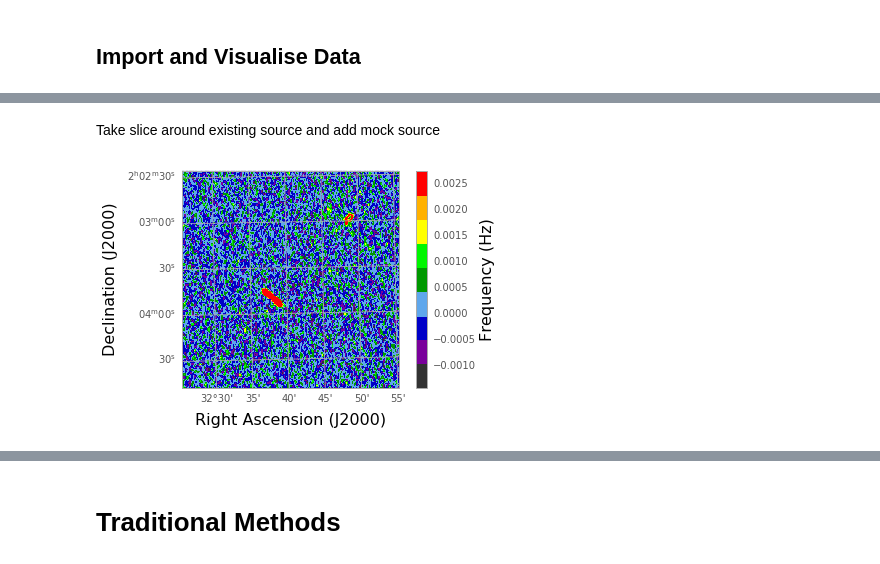
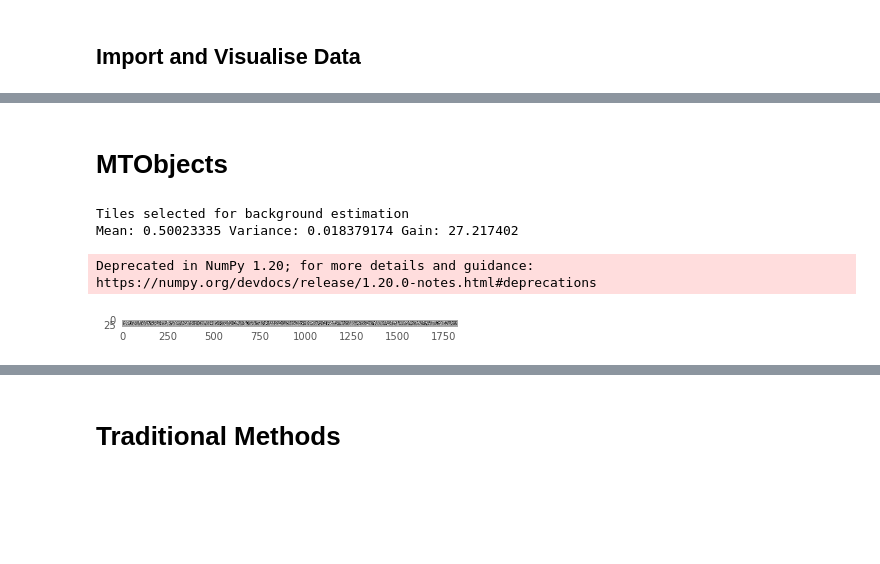
Before and after one commit to Jbarkai/HISourceFinder, a Jupyter notebook: Practice methods.ipynb, the cells around one changed output, grey strips where cells are left out. Saved outputs shown, nothing was run; the diff lists cells and outputs as text; code cells hidden in the pictures; blank space fills up the shorter version.

```diff
--- a/Practice methods.ipynb
+++ b/Practice methods.ipynb
@@ -86,20 +196,10 @@ Artifical galaxies
 # %%
-gal_data = fits.open('data/model1000.fits')
-gal_cube_data = gal_data[0].data
-gal_data[0].header['CTYPE3'] = 'FREQ'
-gal_wcs = WCS(gal_data[0].header)
-gal_data.close()
-
-# Slice
-gal_slice = gal_cube_data[100, 150:250, 150:250]
-# Mask
-# masked = (gal_slice > np.mean(gal_slice)).astype(int)*gal_slice
-# masked = np.ma.masked_where(gal_slice > np.mean(gal_slice), gal_slice)
-
-
+cube_i = 2
+si = all_hi_locs[cube_i][0][0][0]
 fig = plt.figure()
-ax = fig.add_subplot(projection=gal_wcs, slices=('y', 'x', 100))
-im = ax.imshow(gal_slice, origin='lower')
+ax = fig.add_subplot(projection=wcs, slices=('y', 'x', si))
+norm = ImageNormalize(new_hi_cubes[cube_i][si, :, :], interval=ZScaleInterval())
+im = ax.imshow(new_hi_cubes[cube_i][si, :, :], origin='lower', cmap='ds9aips0', norm=norm)
 cbar = plt.colorbar(im)
 cbar.set_label('Frequency (Hz)', size=16)
 plt.xlabel('Right Ascension (J2000)', fontsize=16)
@@ -140,9 +208,2 @@ plt.show()
-# %% [markdown]
-Take slice around existing source and add mock source
-# %%
-source_slice = cube_data[470, 800:1100, 800:1100]
-insert_loc = source_slice[100:100+convolved_image.shape[0], 100:100+convolved_image.shape[1]]
-source_slice[100:100+convolved_image.shape[0], 100:100+convolved_image.shape[1]] = convolved_image+ insert_loc
-plot_slice(source_slice, hi_data)
-# %% [output]
-[figure, removed]
+# %% [markdown]
+# MTObjects
@@ -148,0 +343,29 @@ plot_slice(source_slice, hi_data)
+# %%
+znorm = ZScaleInterval()
+# subcube = znorm(new_cubes[2][37, :, :])
+source_cube = cube_data[470, 700:1300, 700:1300]
+subcube = znorm(source_cube)
+background_mean, background_var, gain = estimate_background(subcube, rejection_rate=0.7, show_tiles=True)
+print("Mean:", background_mean, "Variance:", background_var, "Gain:", gain)
+im_normalized = subcube - background_mean
+
+im_normalized = np.clip(im_normalized, a_min=0, a_max=None)
+
+graph = hg.get_4_adjacency_graph(im_normalized.shape)
+tree, altitudes = hg.component_tree_max_tree(graph, im_normalized)
+
+
+significant_nodes = attribute_statistical_significance(tree, altitudes, im_normalized, 1-1e-6, background_var, gain)
+objs = select_objects(tree, altitudes, significant_nodes)
+
+nobjs = move_up(tree, altitudes, objs, 0.1, background_var, gain)
+
+# construct final segmentation with random colors as labels
+colors = np.random.randint(0, 256, (tree.num_vertices(), 3), dtype=np.uint8)
+colors[tree.root(),:] = 255
+seg = hg.reconstruct_leaf_data(tree, colors, np.logical_not(nobjs))
+# %% [output]
+Tiles selected for background estimation
+Mean: 0.50023335 Variance: 0.018379174 Gain: 27.217402
+Deprecated in NumPy 1.20; for more details and guidance: https://numpy.org/devdocs/release/1.20.0-notes.html#deprecations
+[figure, added]
```
Also changed, not shown: parts of 22 cells of this notebook, 4 other files.
